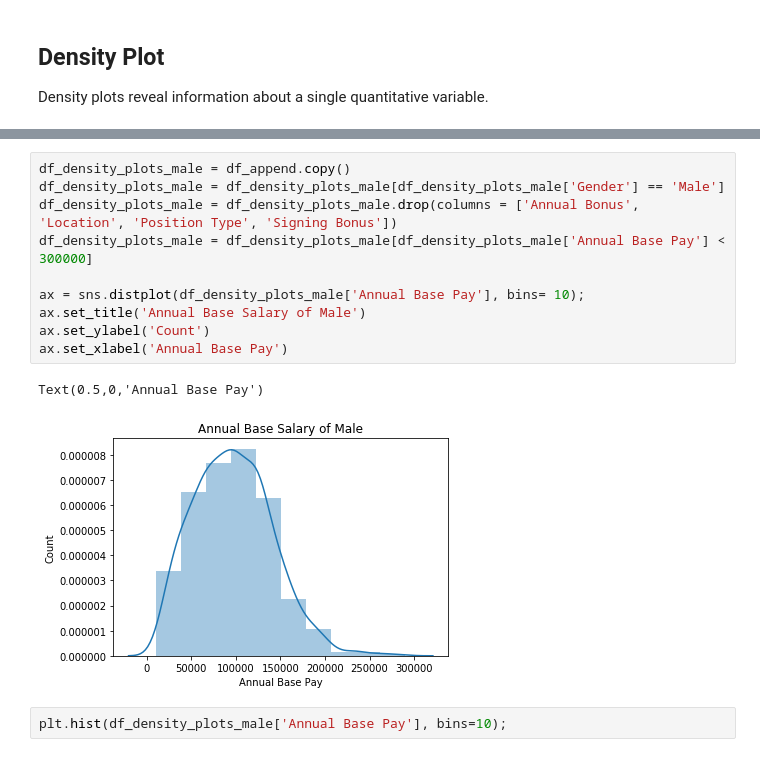
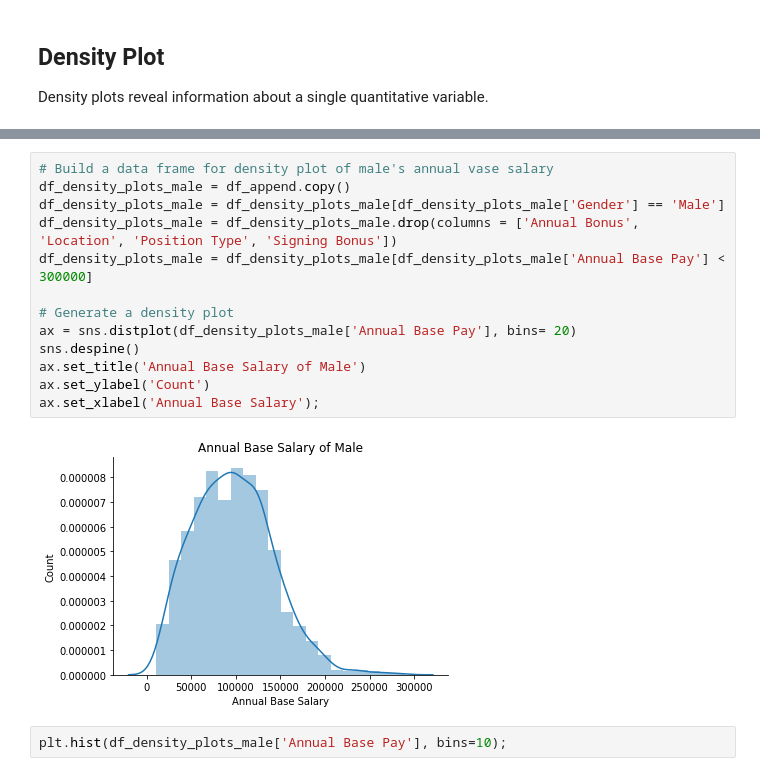
Before and after one commit to stt045/Projects, a Jupyter notebook: FinalProject.ipynb, the cells around one changed output, grey strips where cells are left out. Drawn from its saved outputs; the diff is of its cells as text.

Commit message:
add density plot

```diff
--- a/FinalProject.ipynb
+++ b/FinalProject.ipynb
@@ -253,16 +268,18 @@ Density plots reveal information about a single quantitative variable.
 # %%
+# Build a data frame for density plot of male's annual vase salary
 df_density_plots_male = df_append.copy()
 df_density_plots_male = df_density_plots_male[df_density_plots_male['Gender'] == 'Male']
 df_density_plots_male = df_density_plots_male.drop(columns = ['Annual Bonus', 'Location', 'Position Type', 'Signing Bonus'])
 df_density_plots_male = df_density_plots_male[df_density_plots_male['Annual Base Pay'] < 300000]
 
-ax = sns.distplot(df_density_plots_male['Annual Base Pay'], bins= 10);
+# Generate a density plot
+ax = sns.distplot(df_density_plots_male['Annual Base Pay'], bins= 20)
+sns.despine()
 ax.set_title('Annual Base Salary of Male')
 ax.set_ylabel('Count')
-ax.set_xlabel('Annual Base Pay')
+ax.set_xlabel('Annual Base Salary');
 # %% [output]
-Text(0.5,0,'Annual Base Pay')
-[figure, old version]
+[figure, new version]
 # %%
 plt.hist(df_density_plots_male['Annual Base Pay'], bins=10);
 # %% [output]
```
Also changed, not shown: parts of 3 cells of this notebook.
